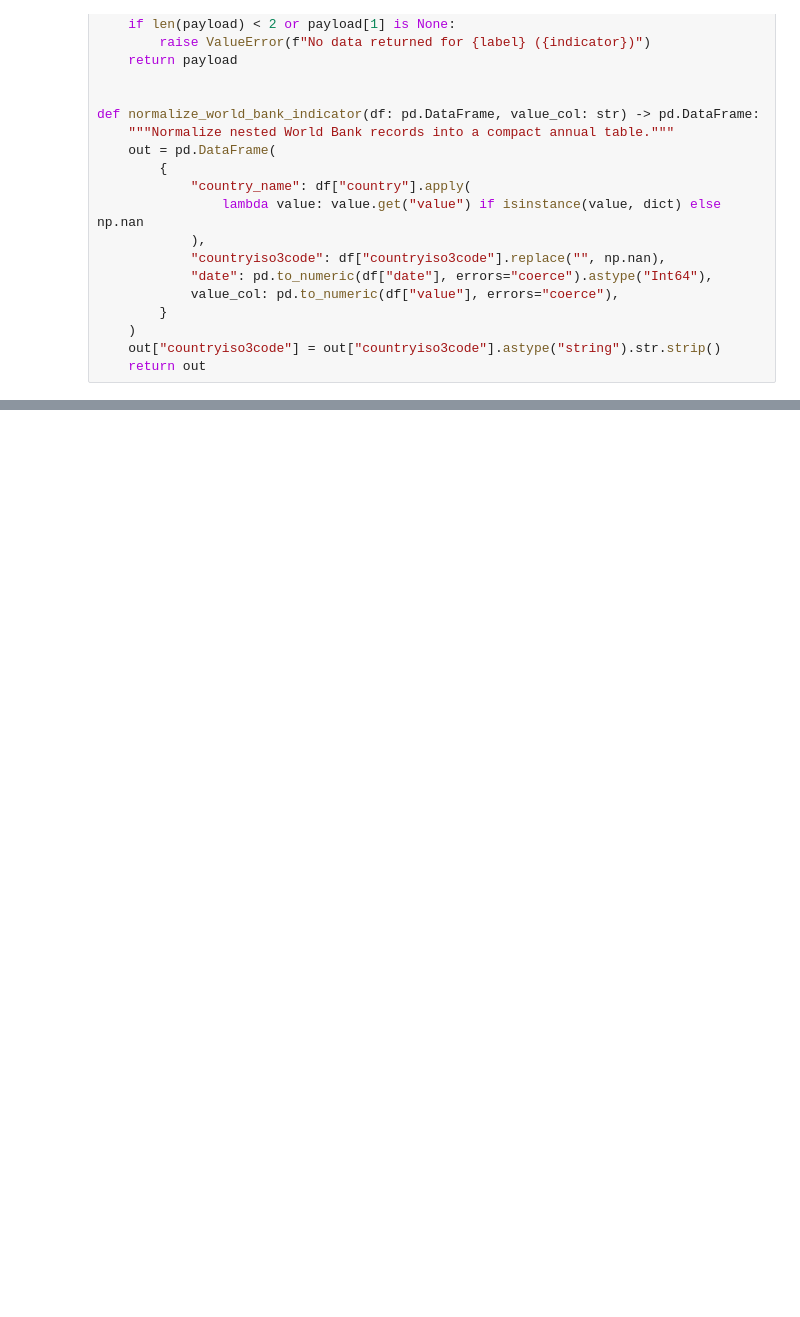
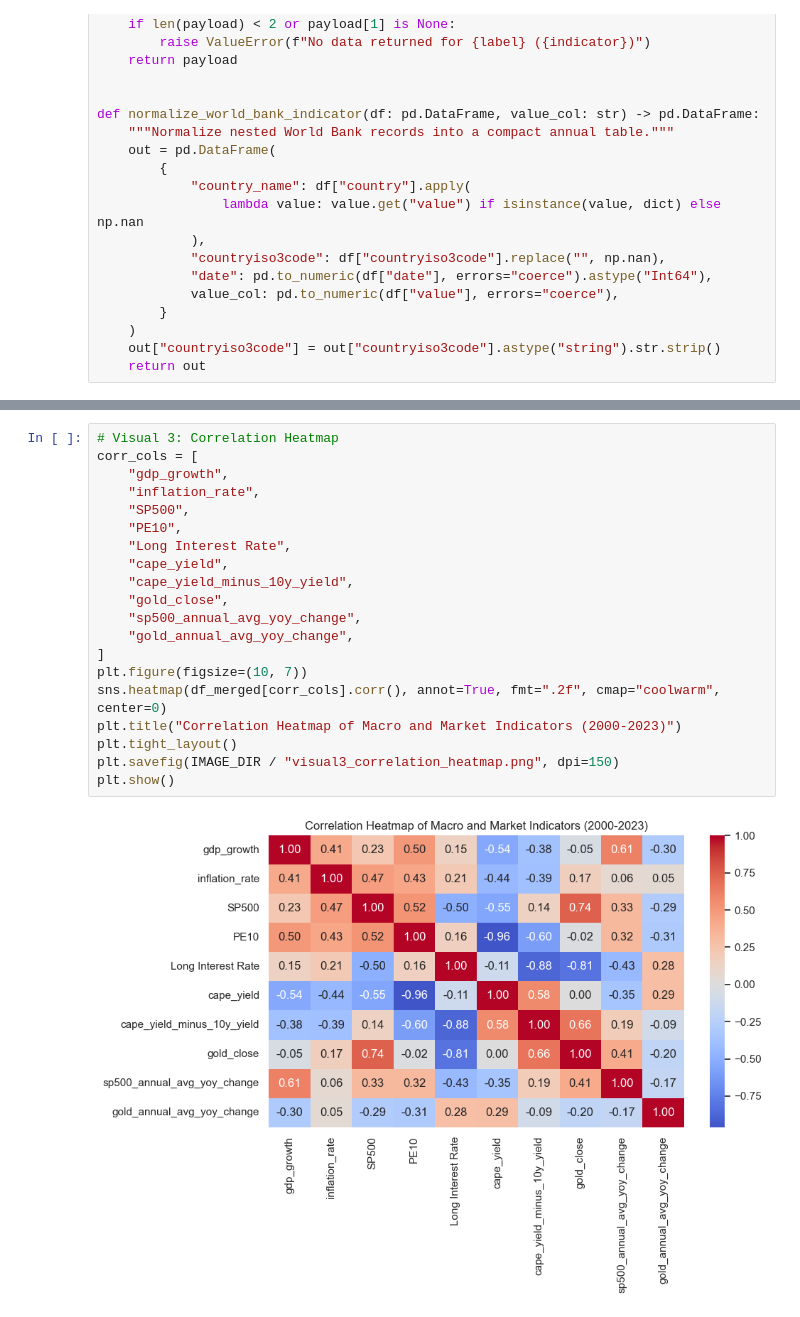
Before and after one commit to luisjfeliu/data-analysis-wrangling-macro-stocks, a Jupyter notebook: Data_Wrangling_Project_Starter.ipynb, the cells around one changed output, grey strips where cells are left out. Drawn from its saved outputs; the diff is of its cells as text; blank space fills up the shorter version.

```diff
--- a/Data_Wrangling_Project_Starter.ipynb
+++ b/Data_Wrangling_Project_Starter.ipynb
@@ -499,0 +566,22 @@ validate_outputs()
+# %%
+# Visual 3: Correlation Heatmap
+corr_cols = [
+    "gdp_growth",
+    "inflation_rate",
+    "SP500",
+    "PE10",
+    "Long Interest Rate",
+    "cape_yield",
+    "cape_yield_minus_10y_yield",
+    "gold_close",
+    "sp500_annual_avg_yoy_change",
+    "gold_annual_avg_yoy_change",
+]
+plt.figure(figsize=(10, 7))
+sns.heatmap(df_merged[corr_cols].corr(), annot=True, fmt=".2f", cmap="coolwarm", center=0)
+plt.title("Correlation Heatmap of Macro and Market Indicators (2000-2023)")
+plt.tight_layout()
+plt.savefig(IMAGE_DIR / "visual3_correlation_heatmap.png", dpi=150)
+plt.show()
+# %% [output]
+[figure, added]
```
Also changed, not shown: parts of 96 cells of this notebook, 7 other files.
